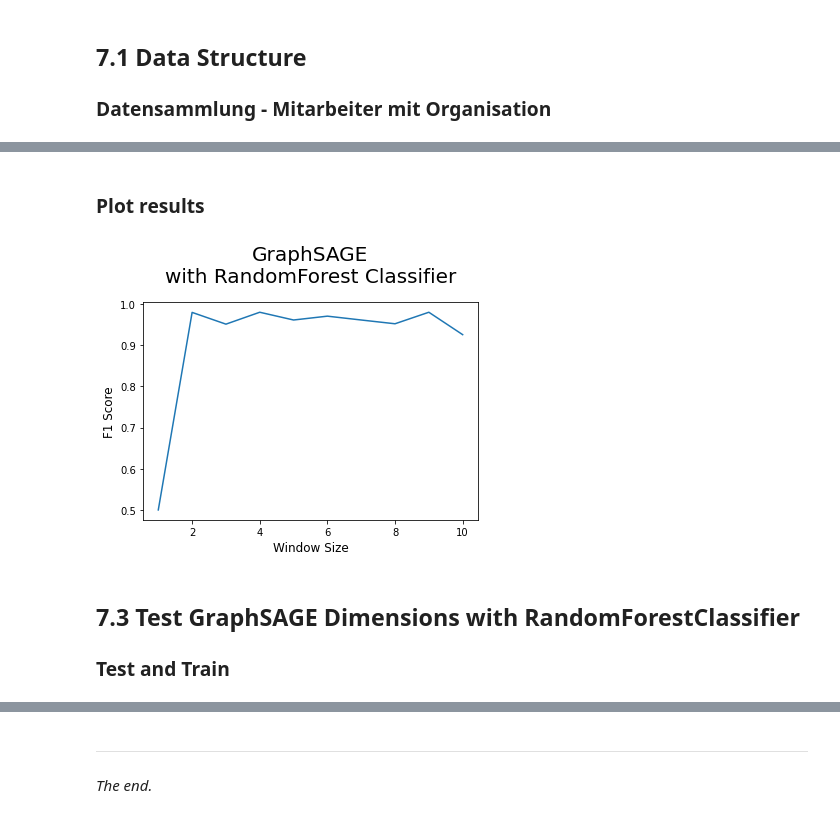
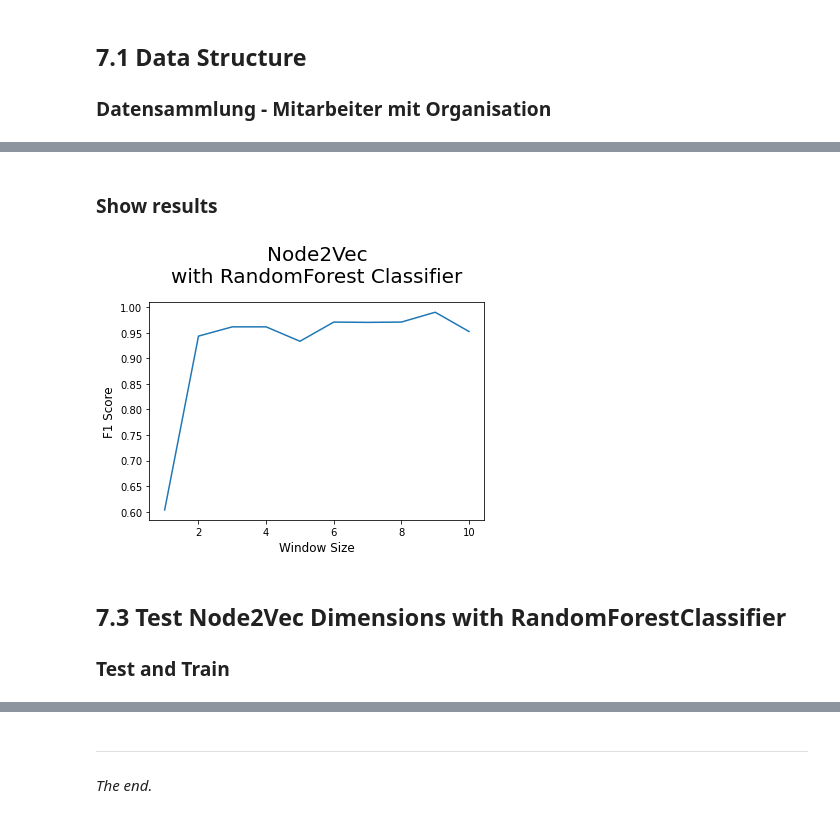
Before and after one commit to surfmachine/gml, a Jupyter notebook: experiments/ex07-node2vec-params.ipynb, the cells around one changed output, grey strips where cells are left out. Saved outputs shown, nothing was run; the diff lists cells and outputs as text; code cells hidden in the pictures.

```diff
--- a/experiments/ex07-node2vec-params.ipynb
+++ b/experiments/ex07-node2vec-params.ipynb
@@ -103,24 +103,24 @@ F1-Score         0.925926
 # %% [markdown]
-### Plot results
+### Show results
 # %%
 ws = []     # window size as x-axis
 f1 = []     # f1 score as y values
 
 for i, score in enumerate(measures):
     ws.append(i+1)
     for k, v in score.items():
         f1.append(v[2])
 
 plt.figure()
-plt.title("GraphSAGE\nwith RandomForest Classifier", fontsize=20, pad=20)
+plt.title("Node2Vec\nwith RandomForest Classifier", fontsize=20, pad=20)
 plt.xlabel("Window Size", fontsize=12)
 plt.ylabel("F1 Score", fontsize=12)
 plt.plot(ws,f1)
 plt.show()
 # %% [output]
-[figure, old version]
+[figure, new version]
 # %% [markdown]
-## 7.3 Test GraphSAGE Dimensions with RandomForestClassifier
+## 7.3 Test Node2Vec Dimensions with RandomForestClassifier
 
 ### Test and Train
 # %%
```
Also changed, not shown: parts of 5 cells of this notebook, 5 other files.
